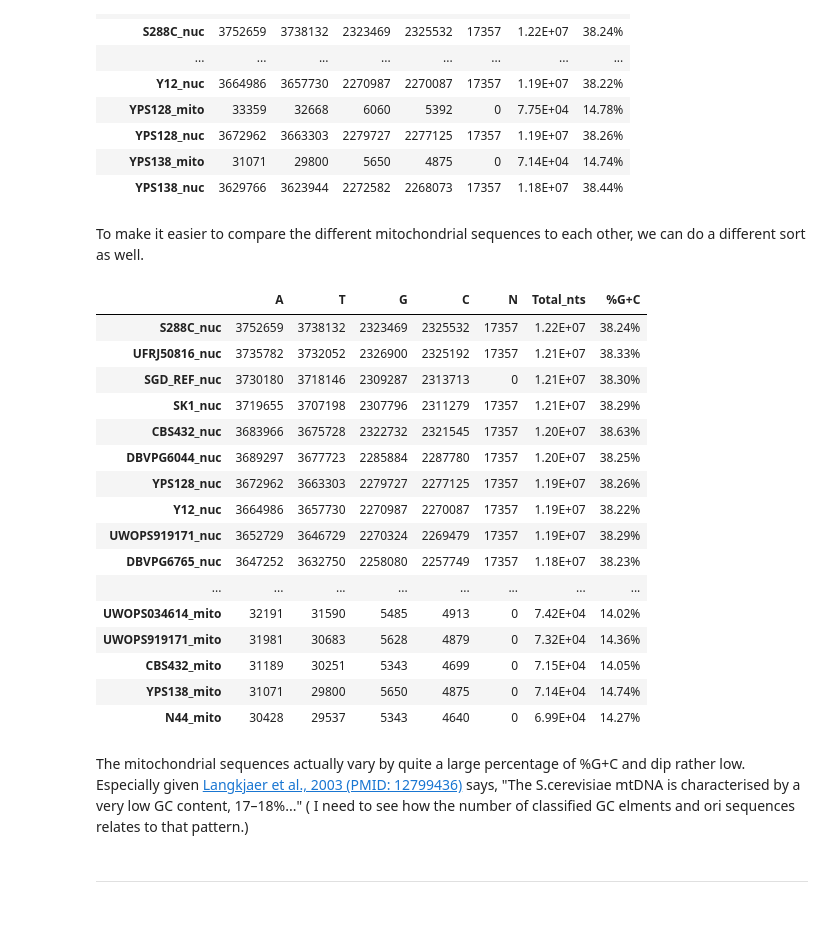
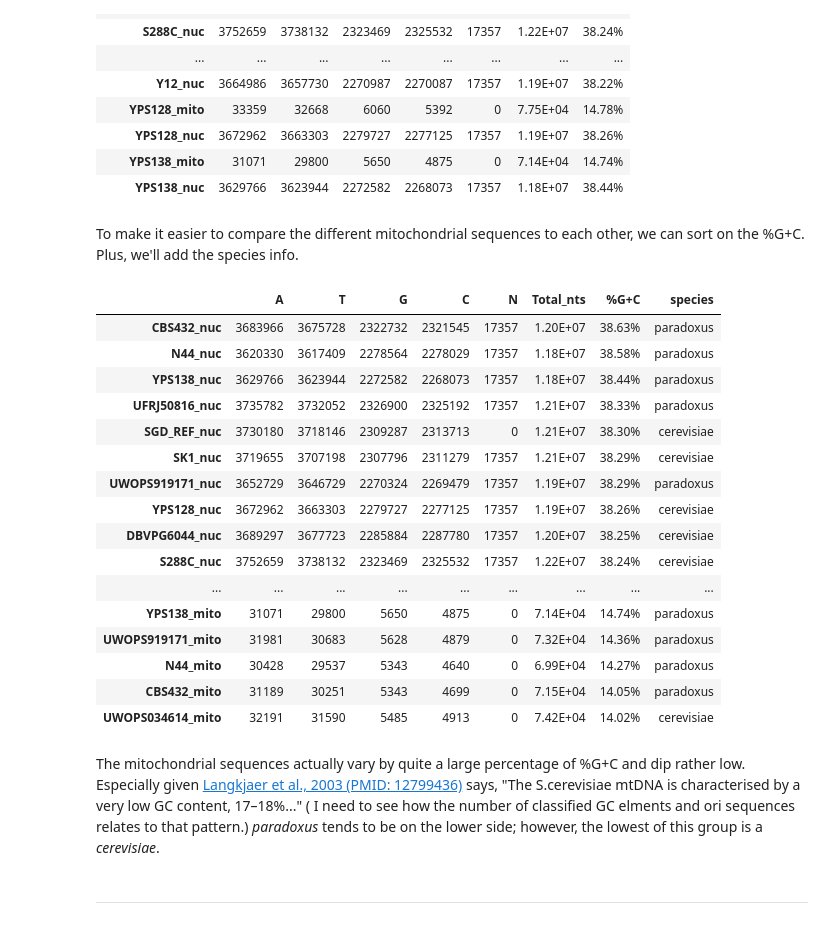
Before and after one commit to fomightez/cl_sq_demo-binder, a Jupyter notebook: notebooks/GSD/GSD Calculating_GC_for_nuclear_and_mitochondrial_genomes_of_SGD_reference and PB set.ipynb, the cells around one changed output. Cells and saved outputs as stored; diff of their text form; code cells hidden in the pictures.

Commit message:
add species to GC notebook and mention GC in comparing notebook

```diff
--- a/notebooks/GSD/GSD Calculating_GC_for_nuclear_and_mitochondrial_genomes_of_SGD_reference and PB set.ipynb
+++ b/notebooks/GSD/GSD Calculating_GC_for_nuclear_and_mitochondrial_genomes_of_SGD_reference and PB set.ipynb
@@ -279,35 +279,61 @@ nt_count_df_styled
 | YPS138_mito | 31071 | 29800 | 5650 | 4875 | 0 | 7.14E+04 | 14.74% |
 | YPS138_nuc | 3629766 | 3623944 | 2272582 | 2268073 | 17357 | 1.18E+07 | 38.44% |
 # %% [markdown]
-To make it easier to compare the different mitochondrial sequences to each other, we can do a different sort as well.
+To make it easier to compare the different mitochondrial sequences to each other, we can sort on the %G+C. Plus, we'll add the species info.
 # %%
-nt_count_df_alt = nt_count_df.sort_values('Total_nts',ascending=False)
+# adding species info preparation
+species_dict = {
+    "SGD_REF":"cerevisiae",
+    "S288C":"cerevisiae",
+    "DBVPG6765":"cerevisiae",
+    "Y12":"cerevisiae",
+    "YPS128":"cerevisiae",
+    "UWOPS034614":"cerevisiae",
+    "CBS432":"paradoxus",
+    "N44":"paradoxus",
+    "YPS138":"paradoxus",
+    "UWOPS919171":"paradoxus",
+    "SK1":"cerevisiae",
+    "DBVPG6044":"cerevisiae",
+    "UFRJ50816":"paradoxus",
+} # dictionary came from `GSD Rpb1_orthologs_in_PB_genomes.ipynb` orginally
+# make the species_dict work for the nuclear- and mito-distringuised versions
+nuc_species = {k+"_nuc":v for k,v in species_dict.items()}
+mito_species = {k+"_mito":v for k,v in species_dict.items()}
+#merge the dictionaries
+species_dict_for_nuc_n_mito = {**nuc_species, **mito_species}
+
+nt_count_df_alt = nt_count_df.sort_values('%G+C',ascending=False)
+#nt_count_df_alt = nt_count_df_alt.sort_values(['Total_nts','%G+C'],ascending=[0,0])
+nt_count_df_alt['species'] = nt_count_df_alt.index.map(species_dict_for_nuc_n_mito)
+# while adding species info, add it to the first dataframe above too
+nt_count_df['species'] = nt_count_df.index.map(species_dict_for_nuc_n_mito)
 #nt_count_df = nt_count_df.sort_values(['% N', 'Total_nts'],ascending=[0,0])
 #nt_count_df = nt_count_df.sort_index()
 # df.iloc[np.lexsort((df.index, df.A.values))] # from https://stackoverflow.com/a/49354905/8508004
 #nt_count_df_styled = nt_count_df.style.format({'Total_nts':'{:.2E}','% N':'{:.2%}'})
 nt_count_df_styled_alt = nt_count_df_alt.style.format({'Total_nts':'{:.2E}','%G+C':'{:.2%}'})
 nt_count_df_styled_alt
 # %% [output]
-|  | A | T | G | C | N | Total_nts | %G+C |
-| S288C_nuc | 3752659 | 3738132 | 2323469 | 2325532 | 17357 | 1.22E+07 | 38.24% |
-| UFRJ50816_nuc | 3735782 | 3732052 | 2326900 | 2325192 | 17357 | 1.21E+07 | 38.33% |
-| SGD_REF_nuc | 3730180 | 3718146 | 2309287 | 2313713 | 0 | 1.21E+07 | 38.30% |
-| SK1_nuc | 3719655 | 3707198 | 2307796 | 2311279 | 17357 | 1.21E+07 | 38.29% |
-| CBS432_nuc | 3683966 | 3675728 | 2322732 | 2321545 | 17357 | 1.20E+07 | 38.63% |
-| DBVPG6044_nuc | 3689297 | 3677723 | 2285884 | 2287780 | 17357 | 1.20E+07 | 38.25% |
-| YPS128_nuc | 3672962 | 3663303 | 2279727 | 2277125 | 17357 | 1.19E+07 | 38.26% |
-| Y12_nuc | 3664986 | 3657730 | 2270987 | 2270087 | 17357 | 1.19E+07 | 38.22% |
-| UWOPS919171_nuc | 3652729 | 3646729 | 2270324 | 2269479 | 17357 | 1.19E+07 | 38.29% |
-| DBVPG6765_nuc | 3647252 | 3632750 | 2258080 | 2257749 | 17357 | 1.18E+07 | 38.23% |
-| ... | ... | ... | ... | ... | ... | ... | ... |
-| UWOPS034614_mito | 32191 | 31590 | 5485 | 4913 | 0 | 7.42E+04 | 14.02% |
-| UWOPS919171_mito | 31981 | 30683 | 5628 | 4879 | 0 | 7.32E+04 | 14.36% |
-| CBS432_mito | 31189 | 30251 | 5343 | 4699 | 0 | 7.15E+04 | 14.05% |
-| YPS138_mito | 31071 | 29800 | 5650 | 4875 | 0 | 7.14E+04 | 14.74% |
-| N44_mito | 30428 | 29537 | 5343 | 4640 | 0 | 6.99E+04 | 14.27% |
+|  | A | T | G | C | N | Total_nts | %G+C | species |
+| CBS432_nuc | 3683966 | 3675728 | 2322732 | 2321545 | 17357 | 1.20E+07 | 38.63% | paradoxus |
+| N44_nuc | 3620330 | 3617409 | 2278564 | 2278029 | 17357 | 1.18E+07 | 38.58% | paradoxus |
+| YPS138_nuc | 3629766 | 3623944 | 2272582 | 2268073 | 17357 | 1.18E+07 | 38.44% | paradoxus |
+| UFRJ50816_nuc | 3735782 | 3732052 | 2326900 | 2325192 | 17357 | 1.21E+07 | 38.33% | paradoxus |
+| SGD_REF_nuc | 3730180 | 3718146 | 2309287 | 2313713 | 0 | 1.21E+07 | 38.30% | cerevisiae |
+| SK1_nuc | 3719655 | 3707198 | 2307796 | 2311279 | 17357 | 1.21E+07 | 38.29% | cerevisiae |
+| UWOPS919171_nuc | 3652729 | 3646729 | 2270324 | 2269479 | 17357 | 1.19E+07 | 38.29% | paradoxus |
+| YPS128_nuc | 3672962 | 3663303 | 2279727 | 2277125 | 17357 | 1.19E+07 | 38.26% | cerevisiae |
+| DBVPG6044_nuc | 3689297 | 3677723 | 2285884 | 2287780 | 17357 | 1.20E+07 | 38.25% | cerevisiae |
+| S288C_nuc | 3752659 | 3738132 | 2323469 | 2325532 | 17357 | 1.22E+07 | 38.24% | cerevisiae |
+| ... | ... | ... | ... | ... | ... | ... | ... | ... |
+| YPS138_mito | 31071 | 29800 | 5650 | 4875 | 0 | 7.14E+04 | 14.74% | paradoxus |
+| UWOPS919171_mito | 31981 | 30683 | 5628 | 4879 | 0 | 7.32E+04 | 14.36% | paradoxus |
+| N44_mito | 30428 | 29537 | 5343 | 4640 | 0 | 6.99E+04 | 14.27% | paradoxus |
+| CBS432_mito | 31189 | 30251 | 5343 | 4699 | 0 | 7.15E+04 | 14.05% | paradoxus |
+| UWOPS034614_mito | 32191 | 31590 | 5485 | 4913 | 0 | 7.42E+04 | 14.02% | cerevisiae |
 # %% [markdown]
-The mitochondrial sequences actually vary by quite a large percentage of %G+C and dip rather low. Especially given [Langkjaer et al., 2003 (PMID: 12799436)](https://www.ncbi.nlm.nih.gov/pubmed/12799436) says, "The S.cerevisiae mtDNA is characterised by a very low GC content, 17–18%..." ( I need to see how the number of classified GC elments and ori sequences relates to that pattern.)
+The mitochondrial sequences actually vary by quite a large percentage of %G+C and dip rather low. Especially given [Langkjaer et al., 2003 (PMID: 12799436)](https://www.ncbi.nlm.nih.gov/pubmed/12799436) says, "The S.cerevisiae mtDNA is characterised by a very low GC content, 17–18%..." ( I need to see how the number of classified GC elments and ori sequences relates to that pattern.) *paradoxus* tends to be on the lower side; however, the lowest of this group is a *cerevisiae*.
 # %%
 #nt_count_df.to_csv('SGD_REF_and_PB_nt_count.tsv', sep='\t',index = False)
 #nt_count_df.to_pickle("SGD_REF_and_PB_nt_count.pkl")
```
Also changed, not shown: parts of 3 cells of this notebook, 1 other file.
